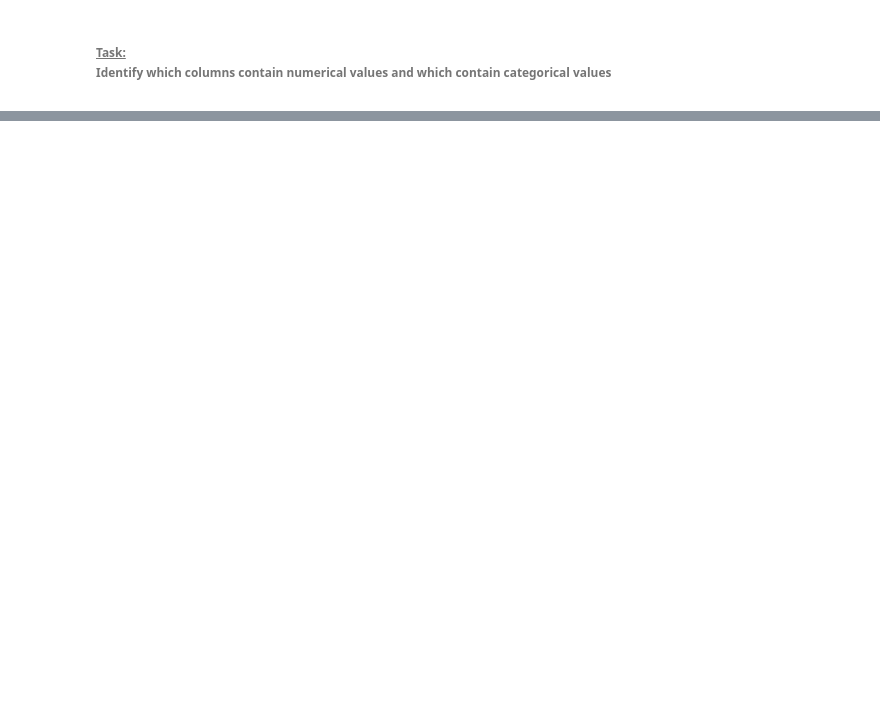
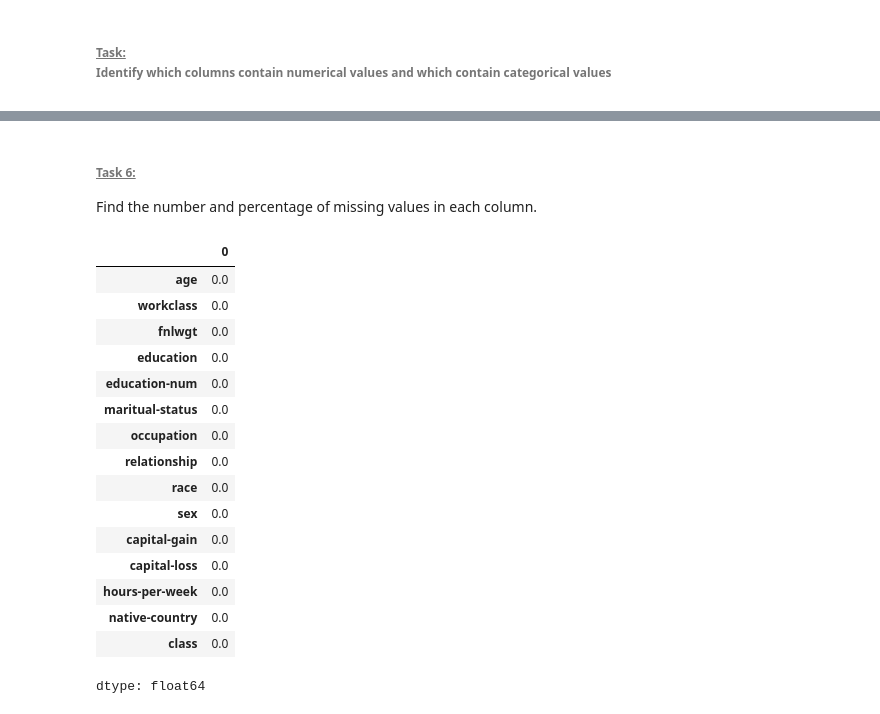
Before and after one commit to IsItHM/ML_projects, a Jupyter notebook: AI_Lab_HA_1.ipynb, the cells around one changed output, grey strips where cells are left out. Cells and saved outputs as stored; diff of their text form; code cells hidden in the pictures; blank space fills up the shorter version.

```diff
--- a/AI_Lab_HA_1.ipynb
+++ b/AI_Lab_HA_1.ipynb
@@ -134,0 +48,2 @@ df.describe(include=object)
+# %% [markdown]
+<h6><u>Task 6:</u></h6><p>Find the number and percentage of missing values in each column.</p>
@@ -134,0 +52,20 @@ df.describe(include=object)
+# %%
+(df.isnull().mean()*100).round(2)
+# %% [output]
+|  | 0 |
+| age | 0.0 |
+| workclass | 0.0 |
+| fnlwgt | 0.0 |
+| education | 0.0 |
+| education-num | 0.0 |
+| maritual-status | 0.0 |
+| occupation | 0.0 |
+| relationship | 0.0 |
+| race | 0.0 |
+| sex | 0.0 |
+| capital-gain | 0.0 |
+| capital-loss | 0.0 |
+| hours-per-week | 0.0 |
+| native-country | 0.0 |
+| class | 0.0 |
+dtype: float64
```
Also changed, not shown: parts of 13 cells of this notebook.
